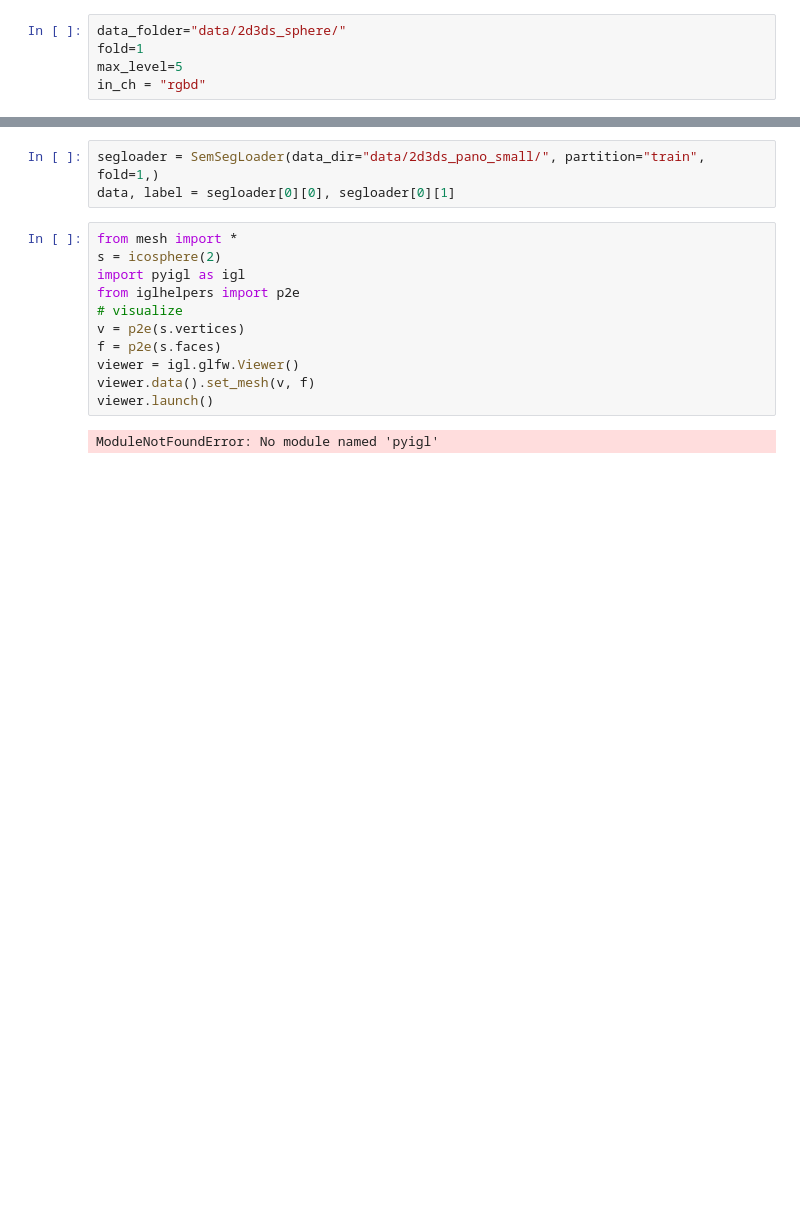
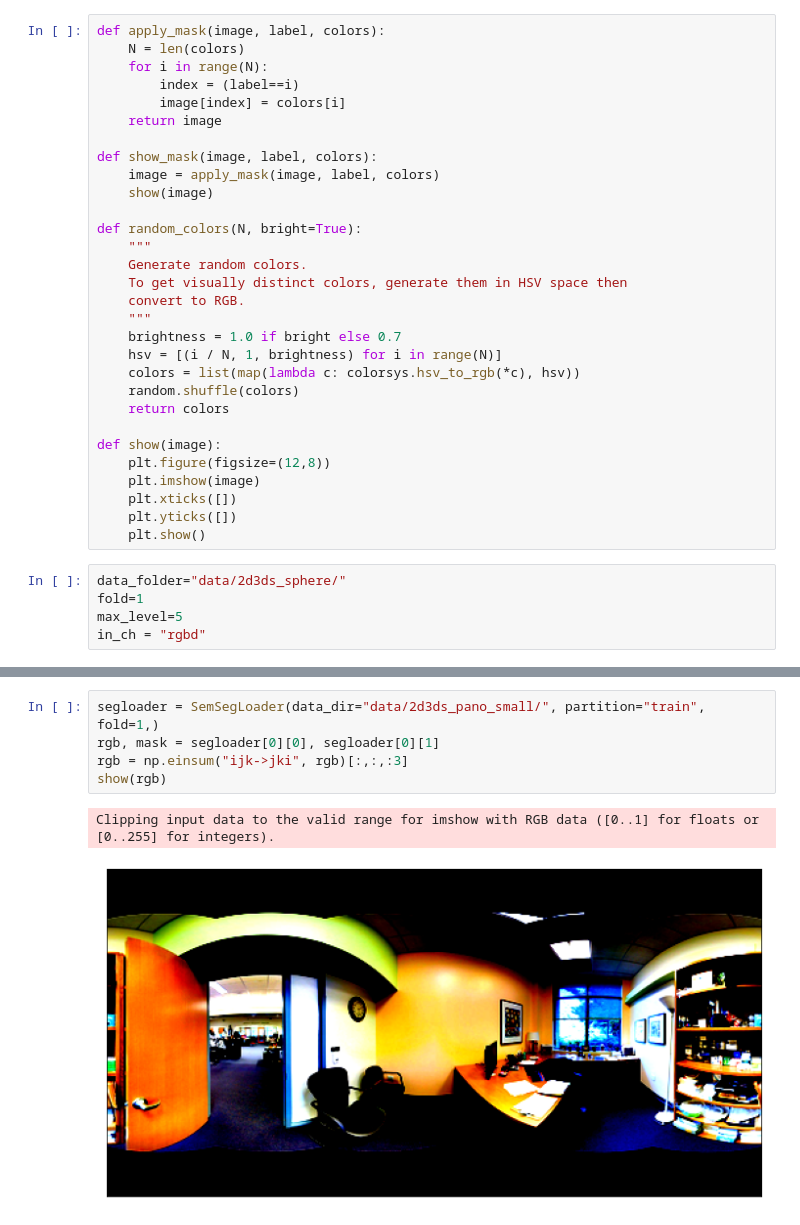
Before and after one commit to QiangZiBro/spherical_image_segmentation_tutorial, a Jupyter notebook: spherical_image_segmentation.ipynb, the cells around one changed output, grey strips where cells are left out. Drawn from its saved outputs; the diff is of its cells as text; blank space fills up the shorter version.

```diff
--- a/spherical_image_segmentation.ipynb
+++ b/spherical_image_segmentation.ipynb
@@ -6,3 +11,33 @@ from loader import S2D3DSegLoader
+# %%
+def apply_mask(image, label, colors):
+    N = len(colors)
+    for i in range(N):
+        index = (label==i)
+        image[index] = colors[i]
+    return image
+
+def show_mask(image, label, colors):
+    image = apply_mask(image, label, colors)
+    show(image)
+
+def random_colors(N, bright=True):
+    """
+    Generate random colors.
+    To get visually distinct colors, generate them in HSV space then
+    convert to RGB.
+    """
+    brightness = 1.0 if bright else 0.7
+    hsv = [(i / N, 1, brightness) for i in range(N)]
+    colors = list(map(lambda c: colorsys.hsv_to_rgb(*c), hsv))
+    random.shuffle(colors)
+    return colors
+
+def show(image):
+    plt.figure(figsize=(12,8))
+    plt.imshow(image)
+    plt.xticks([])
+    plt.yticks([])
+    plt.show()
 # %%
 data_folder="data/2d3ds_sphere/"
 fold=1
@@ -125,16 +60,8 @@ class SemSegLoader(Dataset):
 # %%
 segloader = SemSegLoader(data_dir="data/2d3ds_pano_small/", partition="train", fold=1,)
-data, label = segloader[0][0], segloader[0][1]
+rgb, mask = segloader[0][0], segloader[0][1]
+rgb = np.einsum("ijk->jki", rgb)[:,:,:3]
+show(rgb)
+# %% [output]
+Clipping input data to the valid range for imshow with RGB data ([0..1] for floats or [0..255] for integers).
+[figure, added]
-# %%
-from mesh import *
-s = icosphere(2)
-import pyigl as igl
-from iglhelpers import p2e
-# visualize
-v = p2e(s.vertices)
-f = p2e(s.faces)
-viewer = igl.glfw.Viewer()
-viewer.data().set_mesh(v, f)
-viewer.launch()
-# %% [output]
-ModuleNotFoundError: No module named 'pyigl'
```
Also changed, not shown: parts of 15 cells of this notebook, 7 other files.
